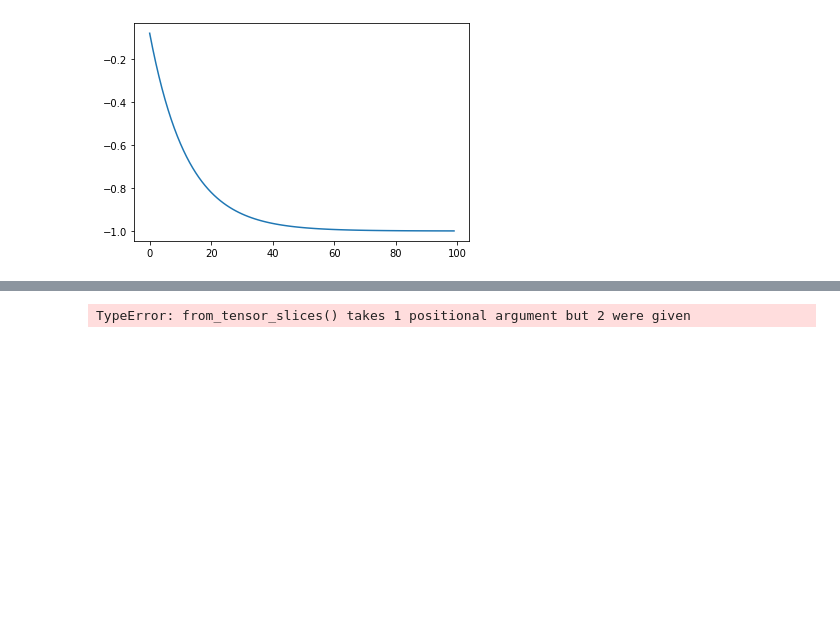
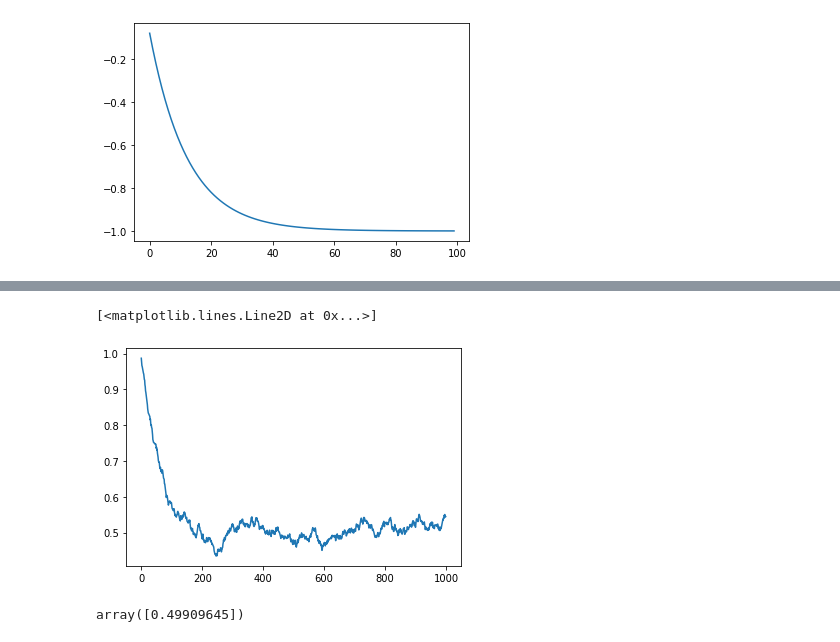
Before and after one commit to olethrosdc/ml-society-science, a Jupyter notebook: src/decision-problems/optimisation.ipynb, the cells around one changed output, grey strips where cells are left out. Drawn from its saved outputs; the diff is of its cells as text; code cells hidden in the pictures; blank space fills up the shorter version.

```diff
--- a/src/decision-problems/optimisation.ipynb
+++ b/src/decision-problems/optimisation.ipynb
@@ -53,4 +62,34 @@ plt.plot(loss_vals)
 # %%
-ds = tf.data.Dataset.from_tensor_slices([1,2],[3,4])
+import tensorflow_probability as tfp
+tfd = tfp.distributions
+dist = tfd.Beta(2,2)
-# %% [output]
-TypeError: from_tensor_slices() takes 1 positional argument but 2 were given
+# %%
+import numpy as np
+v=tf.Variable(1.0)
+n_samples=1000
+omega = dist.sample([n_samples])  # Shape [4, 5, 3]
+loss = lambda : (sample - v)**2
+n_iter=int (1000 / n_samples)
+value = np.zeros(n_steps)
+n_steps = n_iter * n_samples
+value = np.zeros(n_steps)
+
+# Hand implementation of SGD
+t=0
+for _ in range(n_iter):
+    for i in range(n_samples):
+        sample = tf.Variable(omega[i])
+        step_count = opt.minimize(loss, [v]).numpy()
+        value[t] = v.numpy()
+        t+=1
+
+# Plot result
+import matplotlib.pyplot as plt
+plt.plot(value)
+# %% [output]
+[<matplotlib.lines.Line2D at 0x...>]
+[figure, added]
+# %%
+value
+# %% [output]
+array([0.49909645])
```
Also changed, not shown: parts of 3 cells of this notebook, 1 other file.
